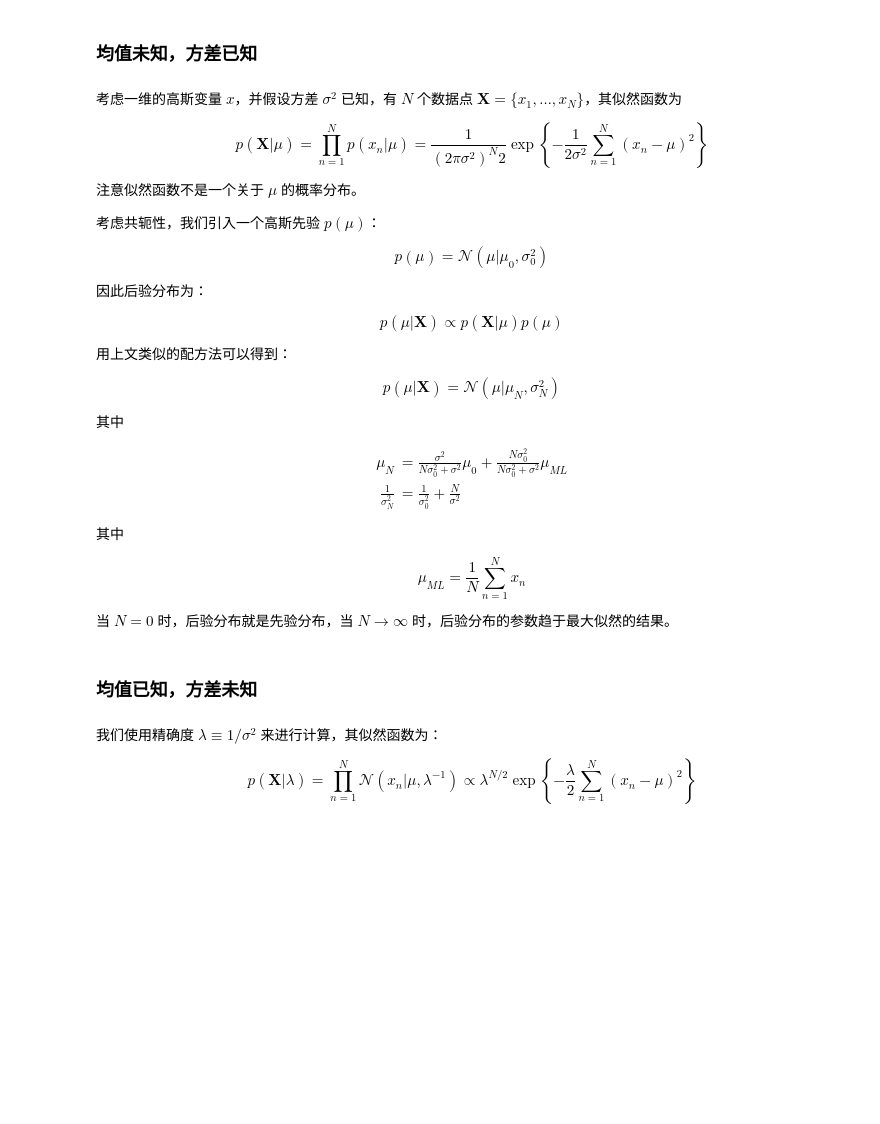
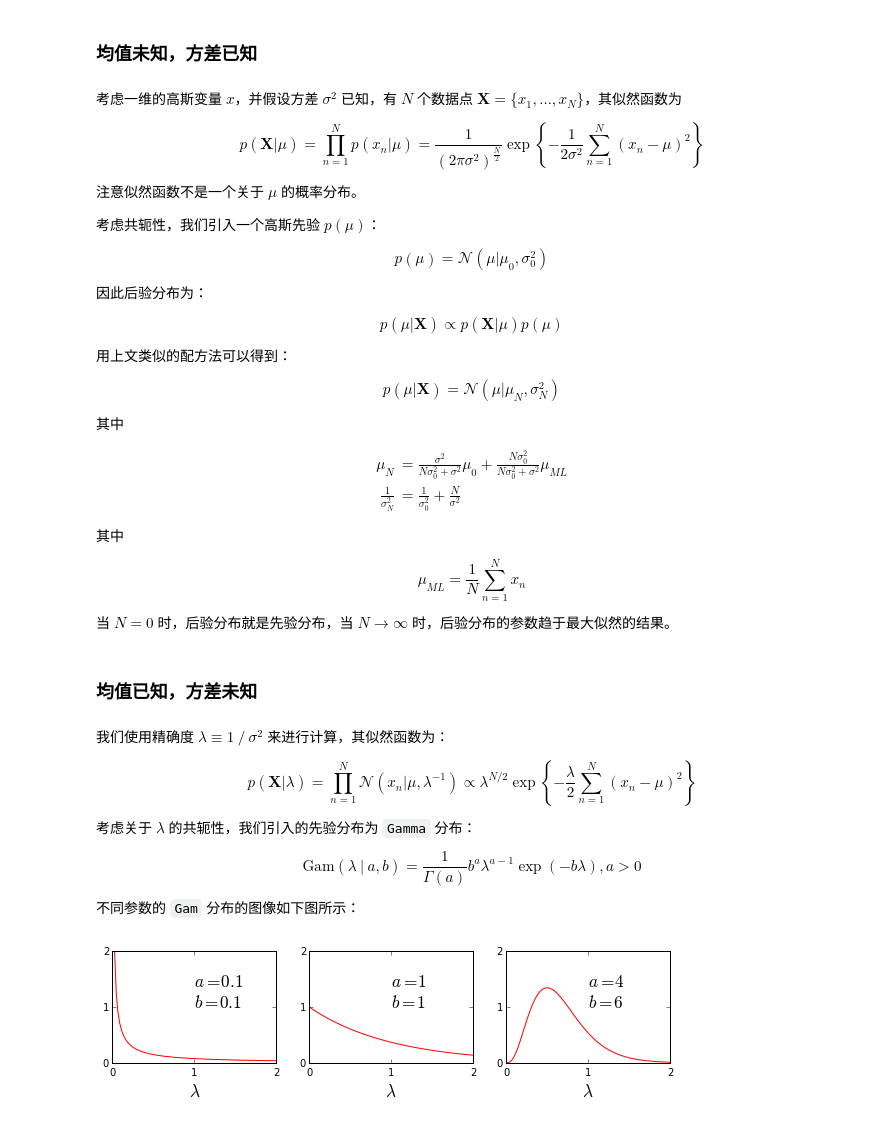
Before and after one commit to wanghaisheng/notes-machine-learning, a Jupyter notebook: Pattern-Recognition-and-Machine-Learning/Chap-02-Probability-Distributions/02-03-The-Gaussian-Distribution.ipynb, the cells around one changed output. Cells and saved outputs as stored; diff of their text form; code cells hidden in the pictures; blank space fills up the shorter version.

```diff
--- a/Pattern-Recognition-and-Machine-Learning/Chap-02-Probability-Distributions/02-03-The-Gaussian-Distribution.ipynb
+++ b/Pattern-Recognition-and-Machine-Learning/Chap-02-Probability-Distributions/02-03-The-Gaussian-Distribution.ipynb
@@ -897,7 +970,7 @@ $$
 考虑一维的高斯变量 $x$，并假设方差 $\sigma^2$ 已知，有 $N$ 个数据点 $\mathbf X=\{x_1,\dots,x_N\}$，其似然函数为
 
 $$
-p(\mathbf X|\mu)=\prod_{n=1}^N p(x_n|\mu) =\frac{1}{(2\pi\sigma^2)^{N}{2}}
+p(\mathbf X|\mu)=\prod_{n=1}^N p(x_n|\mu) =\frac{1}{(2\pi\sigma^2)^\frac{N}{2}}
 \exp\left\{-\frac{1}{2\sigma^2} \sum_{n=1}^N (x_n-\mu)^2\right\}
 $$
 
@@ -940,8 +1013,38 @@ $$
 # %% [markdown]
 ### 均值已知，方差未知
 # %% [markdown]
-我们使用精确度 $\lambda\equiv 1/\sigma^2$ 来进行计算，其似然函数为：
+我们使用精确度 $\lambda\equiv 1~/~\sigma^2$ 来进行计算，其似然函数为：
 
 $$
 p(\mathbf X|\lambda)=\prod_{n=1}^N \mathcal N(x_n|\mu,\lambda^{-1}) \propto \lambda^{N/2} \exp\left\{-\frac{\lambda}{2} \sum_{n=1}^N(x_n-\mu)^2\right\}
 $$
+
+考虑关于 $\lambda$ 的共轭性，我们引入的先验分布为 `Gamma` 分布：
+
+$$
+\mathrm{Gam}(\lambda~|~a, b) = \frac{1}{\Gamma(a)} b^a {\lambda^{a-1} \exp(-b\lambda)}, a > 0
+$$
+
+不同参数的 `Gam` 分布的图像如下图所示：
+# %%
+from scipy.stats import gamma
+
+x = np.linspace(0.01, 2, 100)
+
+fig, axes = plt.subplots(1, 3, figsize=(10, 2))
+
+A = [0.1, 1, 4]
+B = [0.1, 1, 6]
+
+for a, b, ax in zip(A, B, axes):
+    y = gamma.pdf(x, a = a, scale=1.0/b)
+    ax.plot(x, y, color="r")
+    ax.set_ylim(0, 2)
+    ax.set_xticks([0, 1, 2])
+    ax.set_yticks([0, 1, 2])
+    ax.set_xlabel(r"$\lambda$", fontsize="xx-large")
+    ax.text(1, 1, "$a={}$\n$b={}$".format(a, b), fontsize="xx-large")
+
+plt.show()
+# %% [output]
+[figure, added]
```
Also changed, not shown: parts of 8 cells of this notebook, 2 other files.
